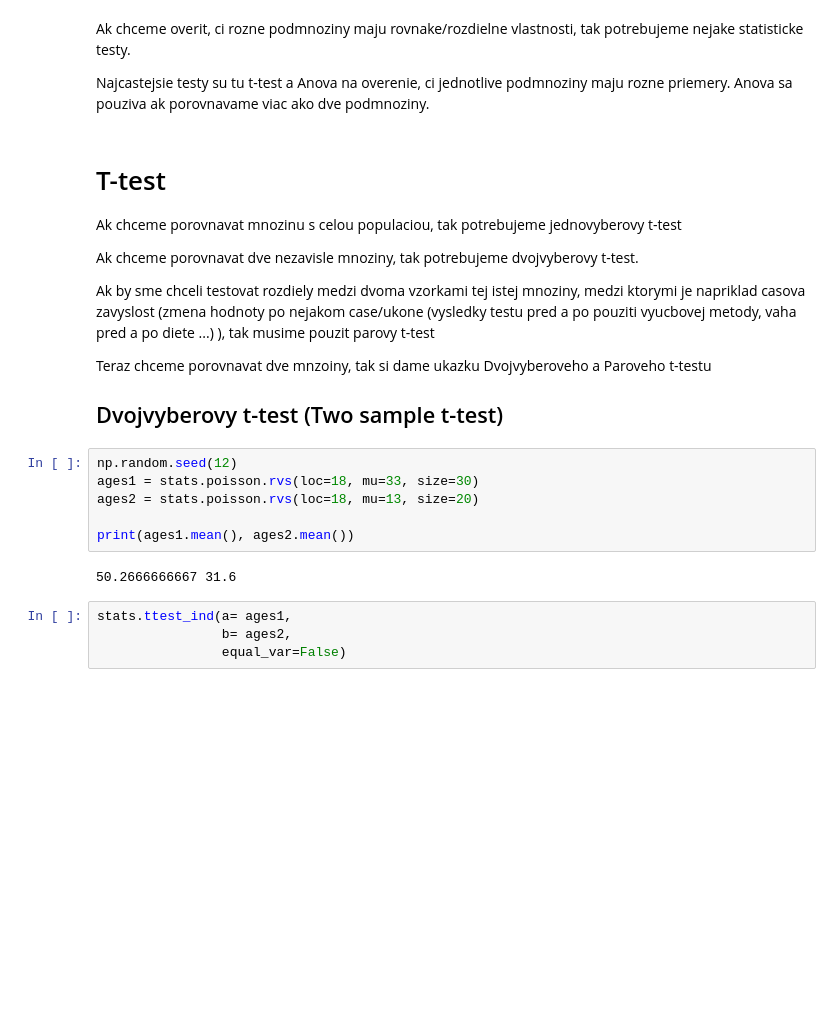
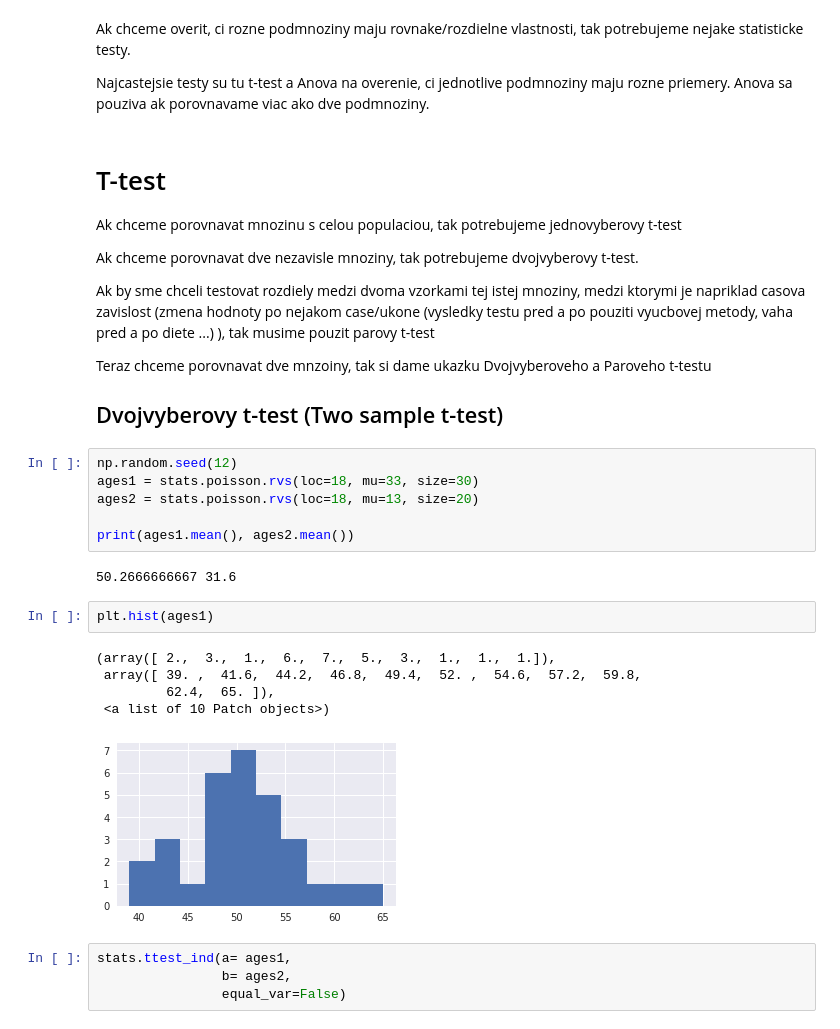
Before and after one commit to martinmocko/vos-2017, a Jupyter notebook: Explorativna_analyza.ipynb, the cells around one changed output. Drawn from its saved outputs; the diff is of its cells as text; blank space fills up the shorter version.

```diff
--- a/Explorativna_analyza.ipynb
+++ b/Explorativna_analyza.ipynb
@@ -925,7 +930,7 @@ Ak chceme porovnavat mnozinu s celou populaciou, tak potrebujeme jednovyberovy t
 
 Ak chceme porovnavat dve nezavisle mnoziny, tak potrebujeme dvojvyberovy t-test.
 
-Ak by sme chceli testovat rozdiely medzi dvoma vzorkami tej istej mnoziny, medzi ktorymi je napriklad casova zavyslost (zmena hodnoty po nejakom case/ukone (vysledky testu pred a po pouziti vyucbovej metody, vaha pred a po diete ...) ), tak musime pouzit parovy t-test
+Ak by sme chceli testovat rozdiely medzi dvoma vzorkami tej istej mnoziny, medzi ktorymi je napriklad casova zavislost (zmena hodnoty po nejakom case/ukone (vysledky testu pred a po pouziti vyucbovej metody, vaha pred a po diete ...) ), tak musime pouzit parovy t-test
 
 Teraz chceme porovnavat dve mnzoiny, tak si dame ukazku Dvojvyberoveho a Paroveho t-testu
 
@@ -938,6 +943,14 @@ ages2 = stats.poisson.rvs(loc=18, mu=13, size=20)
 print(ages1.mean(), ages2.mean())
 # %% [output]
 50.2666666667 31.6
+# %%
+plt.hist(ages1)
+# %% [output]
+(array([ 2.,  3.,  1.,  6.,  7.,  5.,  3.,  1.,  1.,  1.]),
+ array([ 39. ,  41.6,  44.2,  46.8,  49.4,  52. ,  54.6,  57.2,  59.8,
+         62.4,  65. ]),
+ <a list of 10 Patch objects>)
+[figure, added]
 # %%
 stats.ttest_ind(a= ages1,
                 b= ages2,
```
Also changed, not shown: parts of 29 cells of this notebook, 2 other files.
